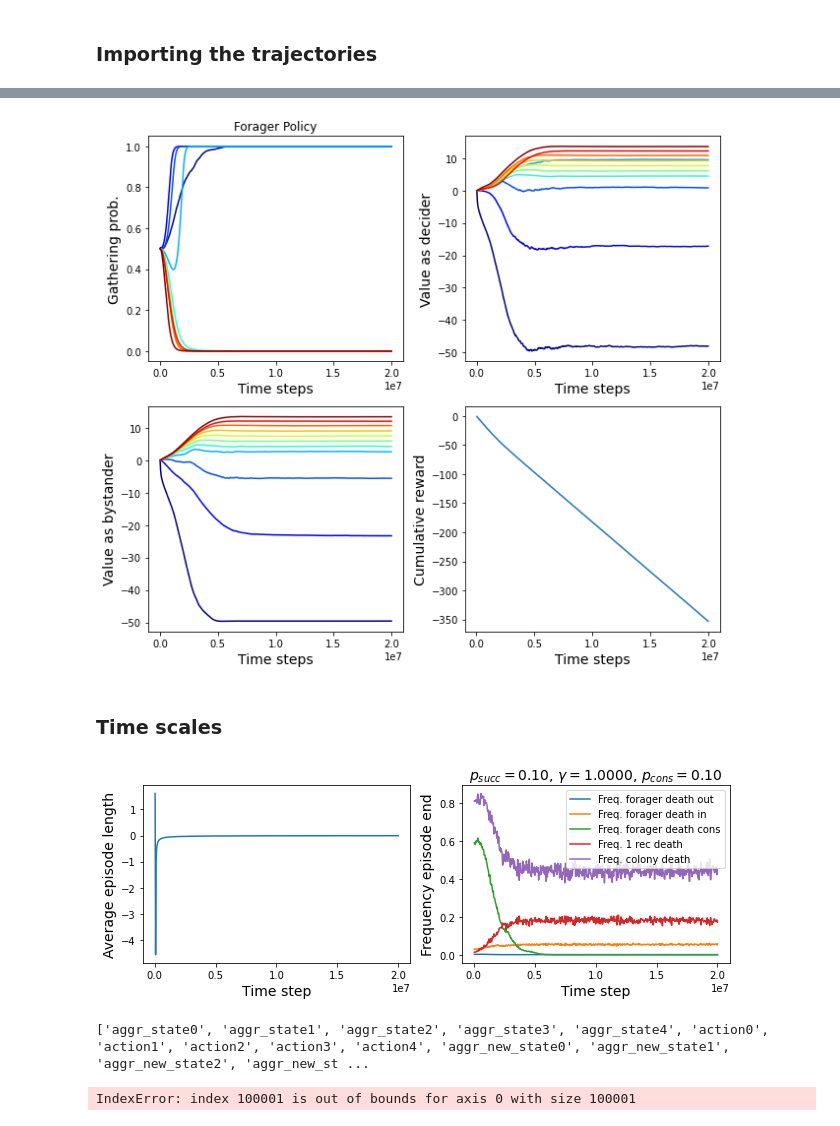
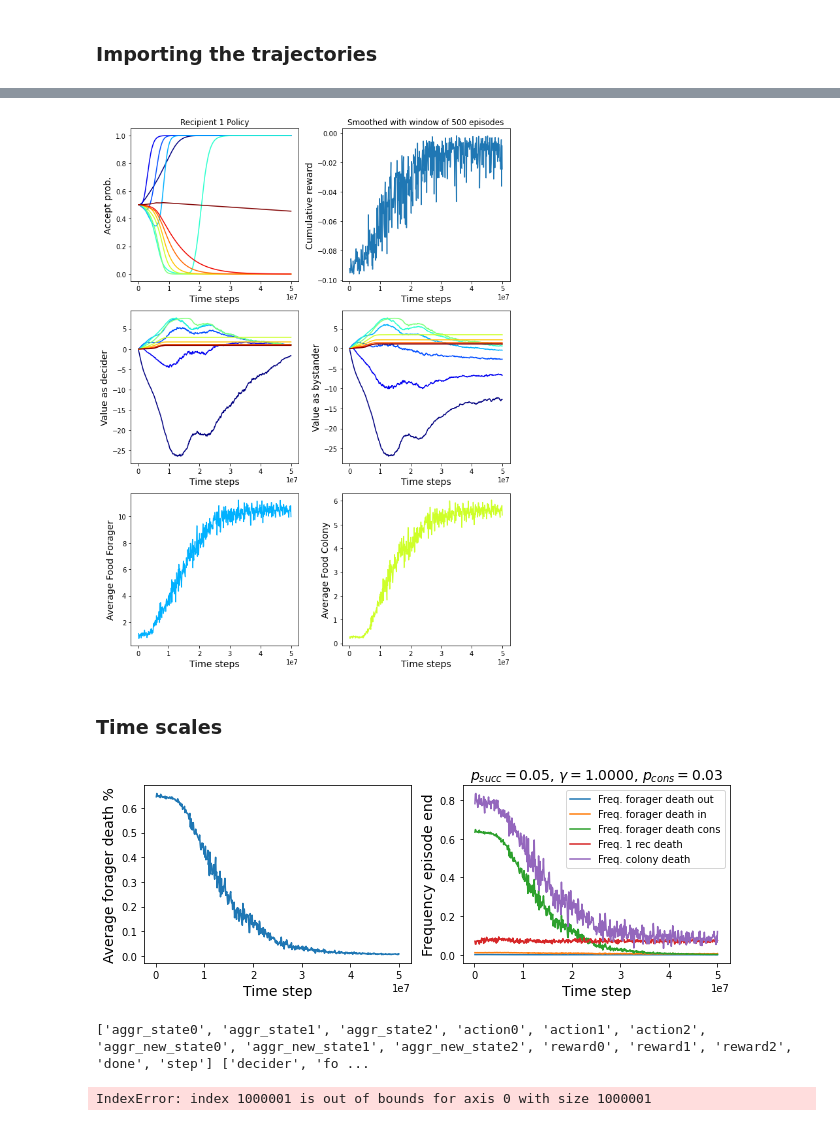
Before and after one commit to amazzoli/Ant_trophallaxis, a Jupyter notebook: analyze_training.ipynb, the cells around one changed output, grey strips where cells are left out. Drawn from its saved outputs; the diff is of its cells as text; code cells hidden in the pictures.

```diff
--- a/analyze_training.ipynb
+++ b/analyze_training.ipynb
@@ -5,7 +5,7 @@ import matplotlib.pyplot as plt
 import utils as ut
 
 system_name = 'ant_cons2_stress'
-run_name = '4p_stress_forager'
+run_name = '4p_stress_INIT_RAND'
 data_dir = 'data/' + system_name + '/' + run_name + '/'
 # %% [markdown]
 ### Importing the paramters
@@ -47,6 +47,7 @@ plt.tight_layout()
 v_traj, h = ut.read_2d_traj(data_dir+'/value_traj.txt')
 r_traj, head = ut.read_traj(data_dir+'/return_traj.txt')
 info_traj, head = ut.read_traj(data_dir+'/env_info_traj.txt')
+avrew_traj, head = ut.read_traj(data_dir+'/av_reward_traj.txt')
 # %%
 head
 # %% [output]
@@ -66,8 +55,8 @@ head
 # %%
-player = 0 # Player 0 for the forager, >0 for a recipient
+player =  1 # Player 0 for the forager, >0 for a recipient
 # %%
 pol_par, h = ut.read_2d_traj(data_dir+'/policy'+str(player)+'_traj.txt')
-fig, ((ax1, ax2), (ax3, ax4)) = plt.subplots(2,2, figsize=(9,8))
+fig, ((ax1, ax4),( ax2, ax3), (ax5, ax6)) = plt.subplots(3,2, figsize=(9,12))
 colors = plt.cm.jet(np.linspace(0,1,int(env_params['max_k'])+1))
 xs = np.linspace(0, alg_params['n_steps'], int(alg_params['traj_points']+1))
 
@@ -75,36 +64,52 @@ ax1.set_xlabel('Time steps', fontsize=14)
 if player == 0:
     pol_str = 'Gathering'
     pl_str = 'Forager'
 else:
     pol_str = 'Accept'
     pl_str = 'Recipient {}'.format(player)
 ax1.set_ylabel(pol_str + ' prob.', fontsize=14)
 ax1.set_title(pl_str + ' Policy')
 for k in range(0,int(env_params['max_k'])+1):
     ax1.plot(xs, [p[k][0] for p in pol_par], c=colors[k], label="k={}".format(k))
 #ax1.legend()
 
 ax2.set_xlabel('Time steps', fontsize=14)
 ax2.set_ylabel('Value as decider', fontsize=14)
 for k in range(0,int(env_params['max_k'])+1):
     ax2.plot(xs, np.array(v_traj)[:,player,k], color=colors[k])
 
 ax3.set_xlabel('Time steps', fontsize=14)
 ax3.set_ylabel('Value as bystander', fontsize=14)
 for k in range(0,int(env_params['max_k'])+1):
     ax3.plot(xs, np.array(v_traj)[:,player,k+int(env_params['max_k'])+1], c=colors[k])
 
 ax4.set_xlabel('Time steps', fontsize=14)
 ax4.set_ylabel('Cumulative reward', fontsize=14)
 wind_size=500
+times, new_traj = ut.smooth_traj(np.array(info_traj, dtype=float)[:,player+int(env_params['n_recipients'])+3], wind_size)
+ax4.set_title('Smoothed with window of {} episodes'.format(wind_size))
+ax4.plot(xs[1:], np.array(avrew_traj, dtype=float)[:,player])
+
+
+ax5.set_xlabel('Time steps', fontsize=14)
+ax5.set_ylabel('Average Food Forager', fontsize=14)
+wind_size=500
 #times, new_traj = ut.smooth_traj(np.array(info_traj, dtype=float)[:,player+int(env_params['n_recipients'])+4], wind_size)
 #ax4.set_title('Smoothed with window of {} episodes'.format(wind_size))
-ax4.plot(xs[1:], np.array(info_traj,dtype=float)[1:,player+int(env_params['n_recipients'])+4])
+ax5.plot(xs[1:], np.array(info_traj,dtype=float)[1:,-2], c=colors[3])
+
+ax6.set_xlabel('Time steps', fontsize=14)
+ax6.set_ylabel('Average Food Colony', fontsize=14)
+wind_size=500
+#times, new_traj = ut.smooth_traj(np.array(info_traj, dtype=float)[:,player+int(env_params['n_recipients'])+4], wind_size)
+#ax4.set_title('Smoothed with window of {} episodes'.format(wind_size))
+ax6.plot(xs[1:], np.array(info_traj,dtype=float)[1:,-1], c=colors[6])
+
 
 plt.tight_layout()
-#plt.savefig('plots/'+system_name+'/'+run_name+'/learning_'+str(player)+'.png', dpi=200)
+plt.savefig('plots/'+system_name+'/'+run_name+'/learning_'+str(player)+'.png', dpi=200)
 # %% [output]
-[figure, old version]
+[figure, new version]
 # %% [markdown]
 ### Time scales
 # %%
@@ -119,9 +124,9 @@ tot_freq += np.array(info_traj)[1:,int(env_params['n_recipients'])+2]
 xs = np.linspace(0, alg_params['n_steps'], int(alg_params['traj_points']+1))[1:]
 fig, (ax1, ax2) = plt.subplots(1,2,figsize=(9,3.5))
 
-av_length = 1/tot_freq
+av_length = tot_freq
 ax1.set_xlabel('Time step', fontsize=14)
-ax1.set_ylabel('Average episode length', fontsize=14)
+ax1.set_ylabel('Average forager death %', fontsize=14)
 ax1.plot(xs, av_length)
 
 ax2.set_xlabel('Time step', fontsize=14)
@@ -139,13 +144,13 @@ ax2.legend()
 plt.tight_layout()
 #plt.savefig('plots/'+system_name+'/'+run_name+'/times.png', dpi=200)
 # %% [output]
-[figure, old version]
+[figure, new version]
 # %%
 ev_info, ev_info_h = ut.read_traj(data_dir+'/ev_info.txt')
 ev_states, ev_states_h = ut.read_traj(data_dir+'/ev_states.txt')
 print(ev_info_h, ev_states_h)
 # %% [output]
-['aggr_state0', 'aggr_state1', 'aggr_state2', 'aggr_state3', 'aggr_state4', 'action0', 'action1', 'action2', 'action3', 'action4', 'aggr_new_state0', 'aggr_new_state1', 'aggr_new_state2', 'aggr_new_st ...
+['aggr_state0', 'aggr_state1', 'aggr_state2', 'action0', 'action1', 'action2', 'aggr_new_state0', 'aggr_new_state1', 'aggr_new_state2', 'reward0', 'reward1', 'reward2', 'done', 'step'] ['decider', 'fo ...
 # %%
 def get_food_from_aggr(as1, as2):
     f1, f2 = as1, as2
@@ -232,7 +237,7 @@ while not end_reached:
 
 food_trajs = food_trajs[:-1]
 # %% [output]
-IndexError: index 100001 is out of bounds for axis 0 with size 100001
+IndexError: index 1000001 is out of bounds for axis 0 with size 1000001
 # %%
 indexes = [0,1,2,3]
 action_colors = ['#0b80ff', '#efdc01', '#5fd809', '#ff380b']
```
Also changed, not shown: parts of 4 cells of this notebook, 6 other files.
